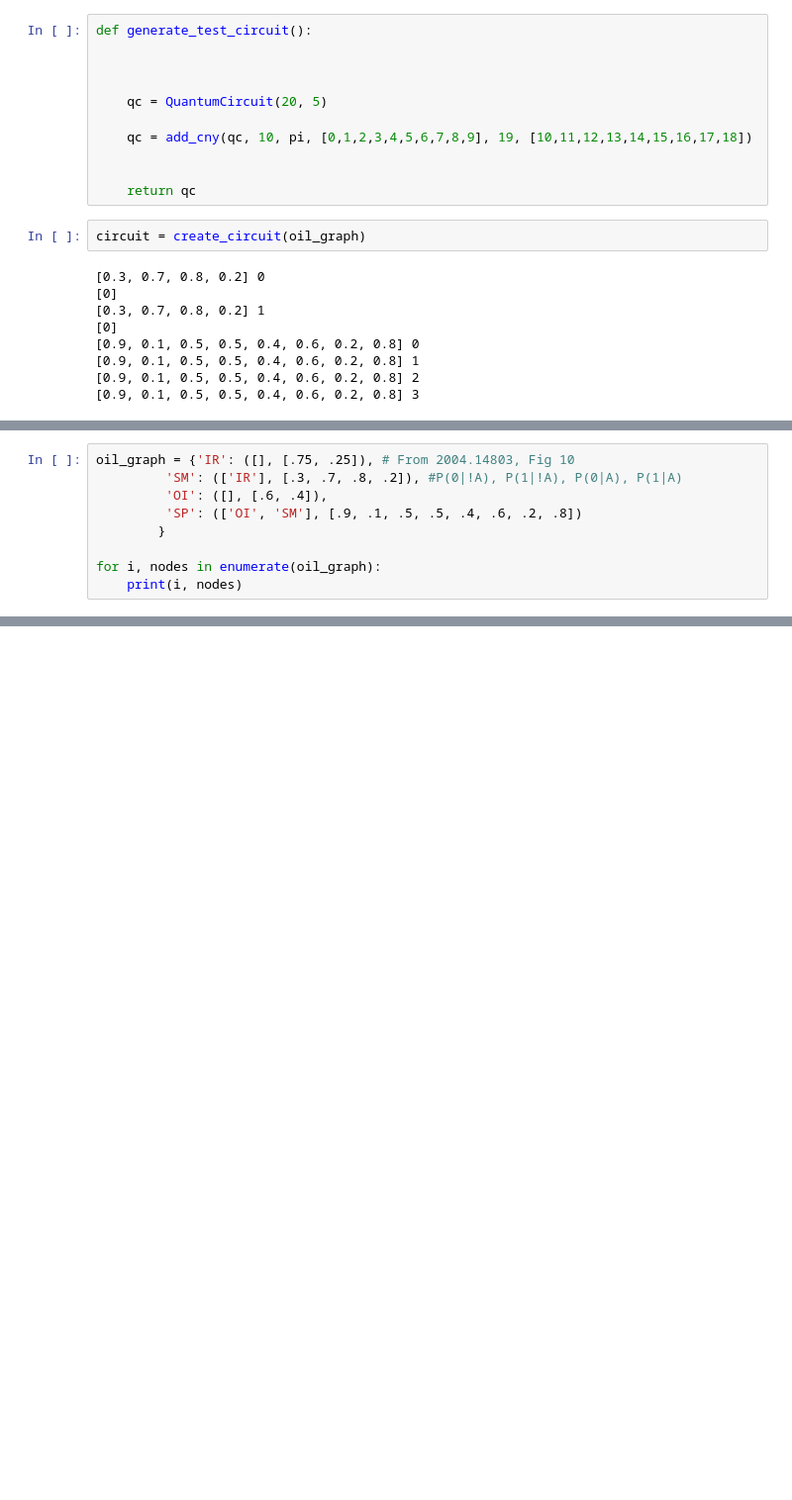
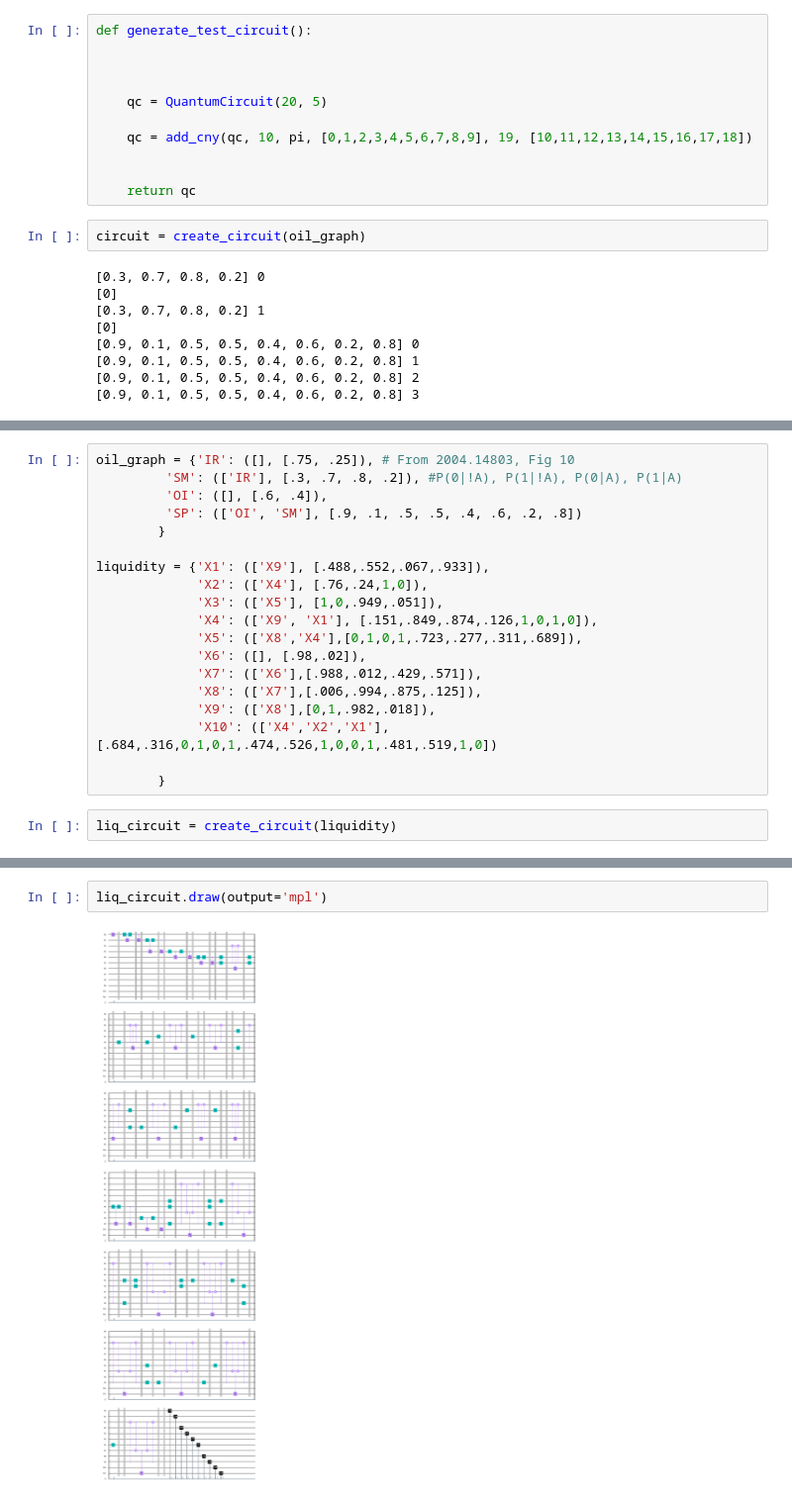
Before and after one commit to Quantum-Ducks/QuBayes, a Jupyter notebook: circuitgenerator.ipynb, the cells around one changed output, grey strips where cells are left out. Shown at 99% size. Saved outputs shown, nothing was run; the diff lists cells and outputs as text; blank space fills up the shorter version.

```diff
--- a/circuitgenerator.ipynb
+++ b/circuitgenerator.ipynb
@@ -328,5 +331,17 @@ oil_graph = {'IR': ([], [.75, .25]), # From 2004.14803, Fig 10
          'SP': (['OI', 'SM'], [.9, .1, .5, .5, .4, .6, .2, .8])
         }
 
-for i, nodes in enumerate(oil_graph):
-    print(i, nodes)
+liquidity = {'X1': (['X9'], [.488,.552,.067,.933]),
+             'X2': (['X4'], [.76,.24,1,0]),
+             'X3': (['X5'], [1,0,.949,.051]),
+             'X4': (['X9', 'X1'], [.151,.849,.874,.126,1,0,1,0]),
+             'X5': (['X8','X4'],[0,1,0,1,.723,.277,.311,.689]),
+             'X6': ([], [.98,.02]),
+             'X7': (['X6'],[.988,.012,.429,.571]),
+             'X8': (['X7'],[.006,.994,.875,.125]),
+             'X9': (['X8'],[0,1,.982,.018]),
+             'X10': (['X4','X2','X1'],[.684,.316,0,1,0,1,.474,.526,1,0,0,1,.481,.519,1,0])
+
+        }
+# %%
+liq_circuit = create_circuit(liquidity)
@@ -332,0 +354,4 @@ for i, nodes in enumerate(oil_graph):
+# %%
+liq_circuit.draw(output='mpl')
+# %% [output]
+[figure, added]
```
Also changed, not shown: parts of 8 cells of this notebook.
